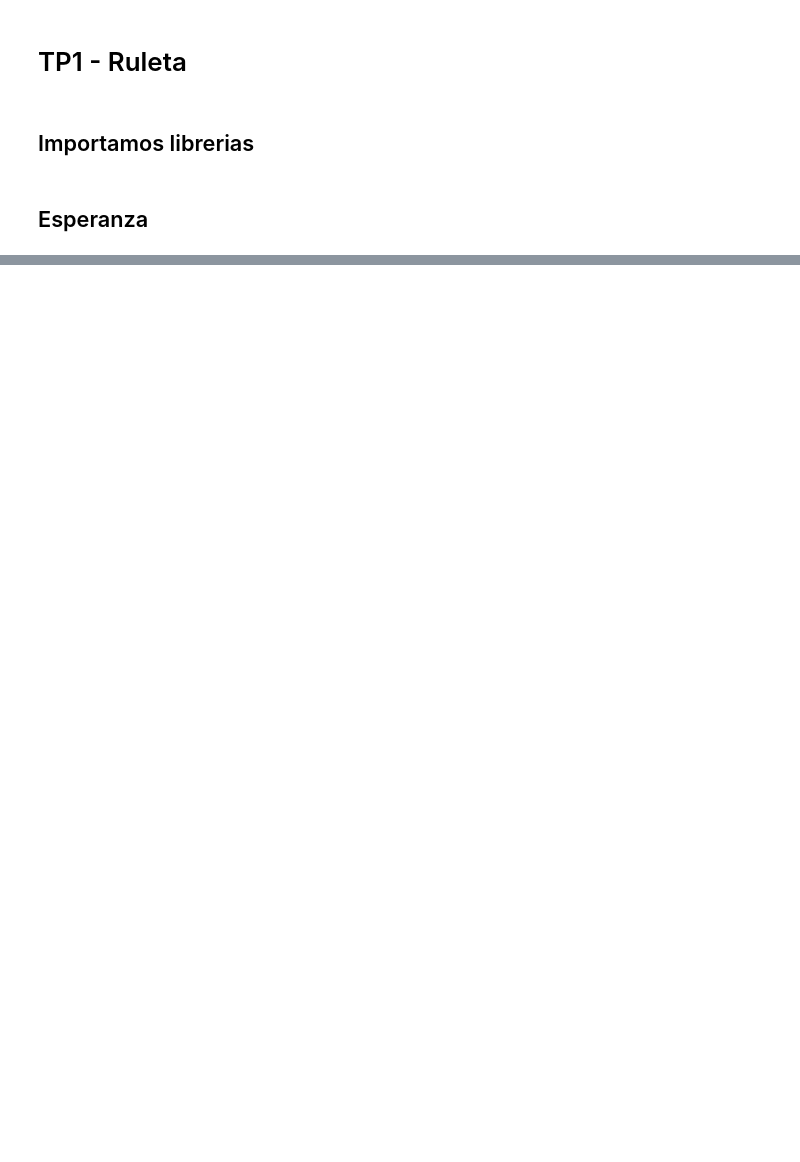
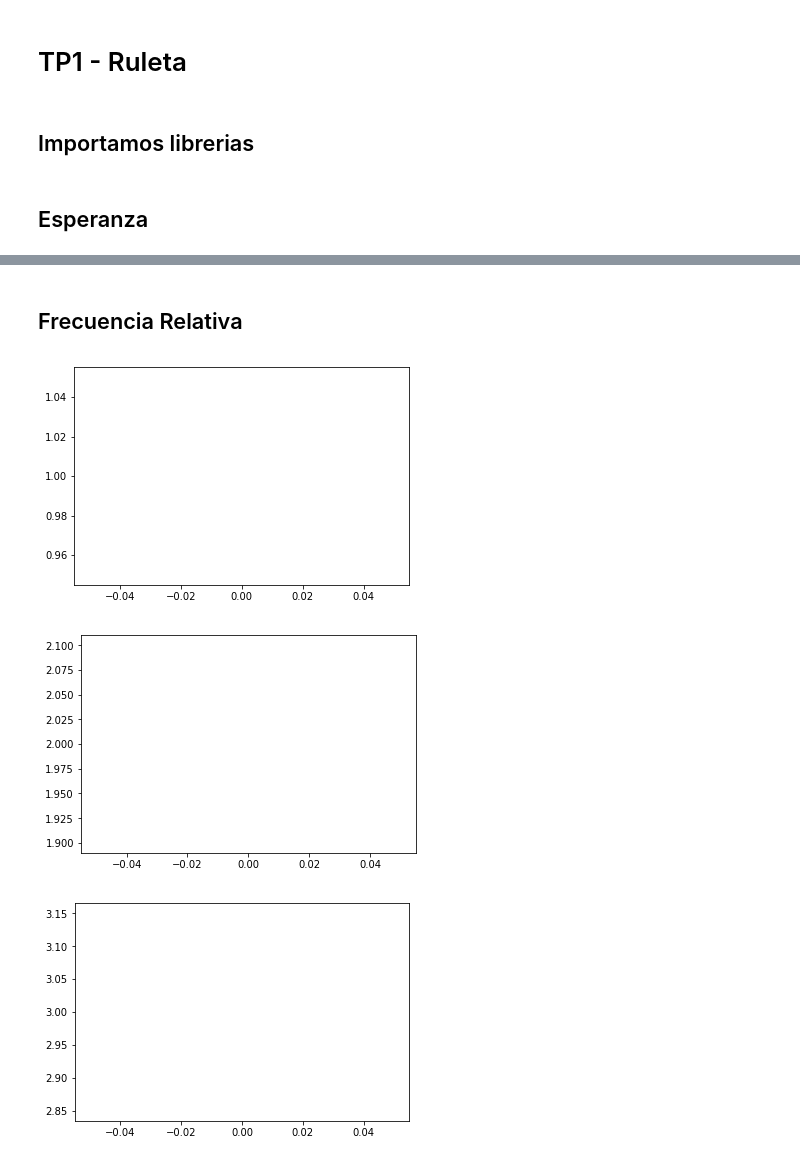
Before and after one commit to alejaz92/facultad, a Jupyter notebook: Version 2.ipynb, the cells around one changed output, grey strips where cells are left out. Drawn from its saved outputs; the diff is of its cells as text; code cells hidden in the pictures; blank space fills up the shorter version.

```diff
--- a/Version 2.ipynb
+++ b/Version 2.ipynb
@@ -29,0 +34,19 @@ plt.show()
+# %% [markdown]
+## Frecuencia Relativa
+# %%
+si = 100  # Tamaño de la muestra
+ex = 1   # Cantidad de experimentos
+x = 0    # Valor x
+
+for i in range(0, ex):
+    res = np.random.randint(low= 0, high= 37, size= si)
+    conta_x = 0
+    for idx, val in enumerate(res):
+        if val == x:
+            conta_x += 1
+            plt.plot(conta_x)
+            plt.show()
+# %% [output]
+[figure, added]
+[figure, added]
+[figure, added]
```
Also changed, not shown: parts of 5 cells of this notebook, 1 other file.
